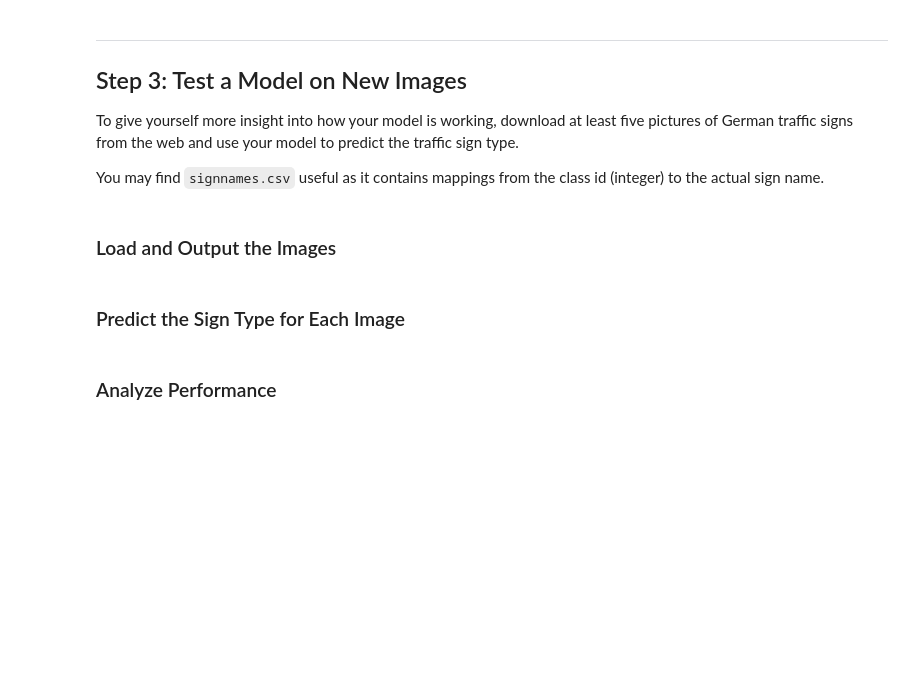
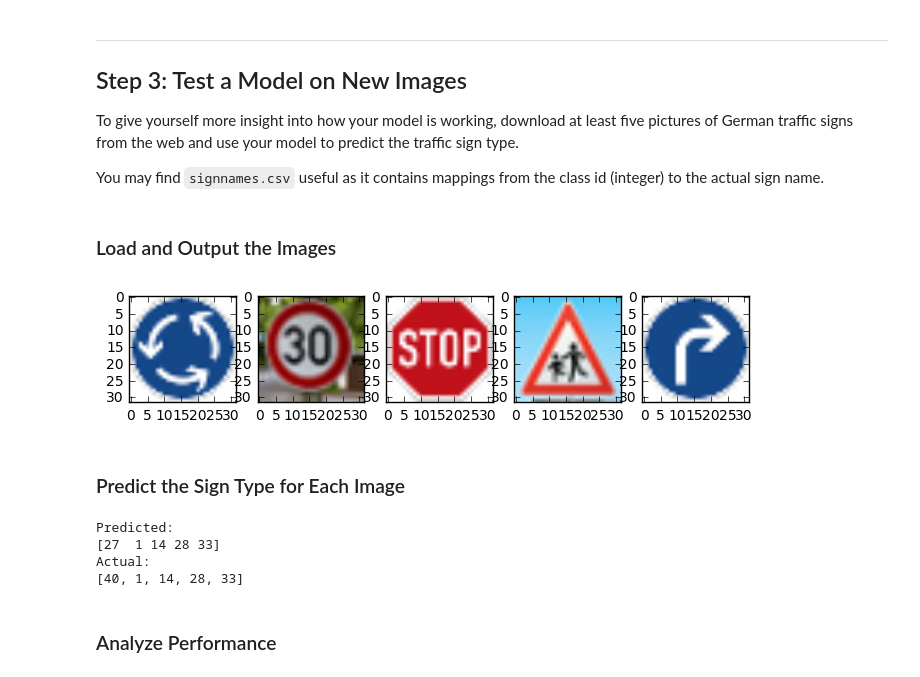
Before and after one commit to chrismarth/CarND-Traffic-Sign-Classifier-Project, a Jupyter notebook: Traffic_Sign_Classifier.ipynb, the cells around one changed output. Saved outputs shown, nothing was run; the diff lists cells and outputs as text; code cells hidden in the pictures; blank space fills up the shorter version.

Commit message:
Fixed images sizes for 30kph and ChildrenCrossing. Implemented rest of project. Still need to improve performance

```diff
--- a/Traffic_Sign_Classifier.ipynb
+++ b/Traffic_Sign_Classifier.ipynb
@@ -315,2 +316,31 @@ You may find `signnames.csv` useful as it contains mappings from the class id (i
+# %%
+### Load the images and plot them here.
+import cv2
+import os
+import matplotlib.pyplot as plt
+%matplotlib inline
+
+# Load the images into X_new and y_new arrays
+X_new = []
+y_new = []
+
+for file in os.listdir("testImages"):
+    img = cv2.cvtColor(cv2.imread("testImages/" + file), cv2.COLOR_BGR2RGB) # imread reads files BGR but we need RGB
+    label = file.split(".")[0].split("_")[1]
+    X_new.append(img)
+    y_new.append(label)
+
+X_new = np.asarray(X_new)
+y_new = np.asarray(y_new)
+
+# Plot the images
+plt.figure(figsize=(8,3))
+i=1
+for img in X_new:
+    ax = plt.subplot(1,5,i)
+    plt.imshow(img)
+    i += 1
+# %% [output]
+[figure, added]
 # %% [markdown]
 ### Predict the Sign Type for Each Image
@@ -321,2 +347,20 @@ You may find `signnames.csv` useful as it contains mappings from the class id (i
+# %%
+### Prediction the label for each new image.
+import tensorflow as tf
+
+prediction = tf.argmax(logits,1)
+
+with tf.Session() as sess:
+    # Reload the saved model
+    saver.restore(sess, save_file)
+    print("Predicted: ")
+    print(sess.run(prediction, feed_dict={x: pre_process(X_new)}))
+    print("Actual: ")
+    print([int(val) for val in y_new])
+# %% [output]
+Predicted:
+[27  1 14 28 33]
+Actual:
+[40, 1, 14, 28, 33]
 # %% [markdown]
 ### Analyze Performance
```
Also changed, not shown: parts of 12 cells of this notebook, 2 other files.
